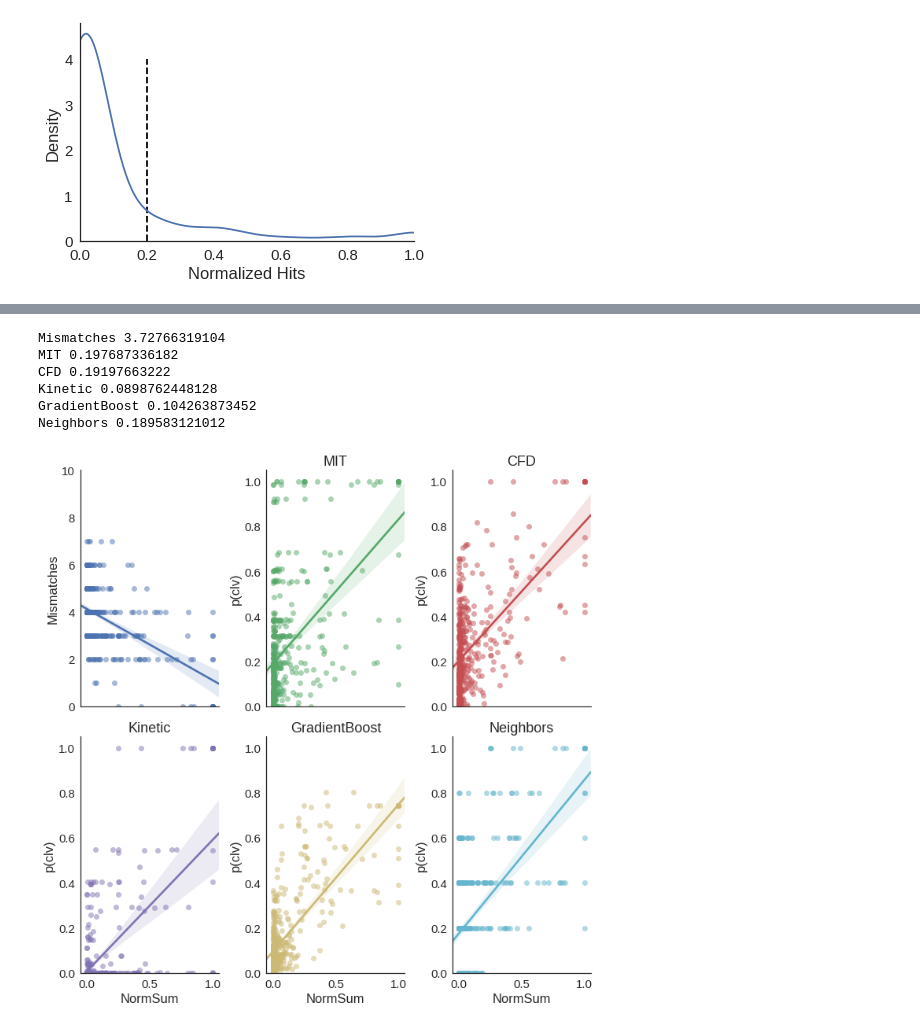
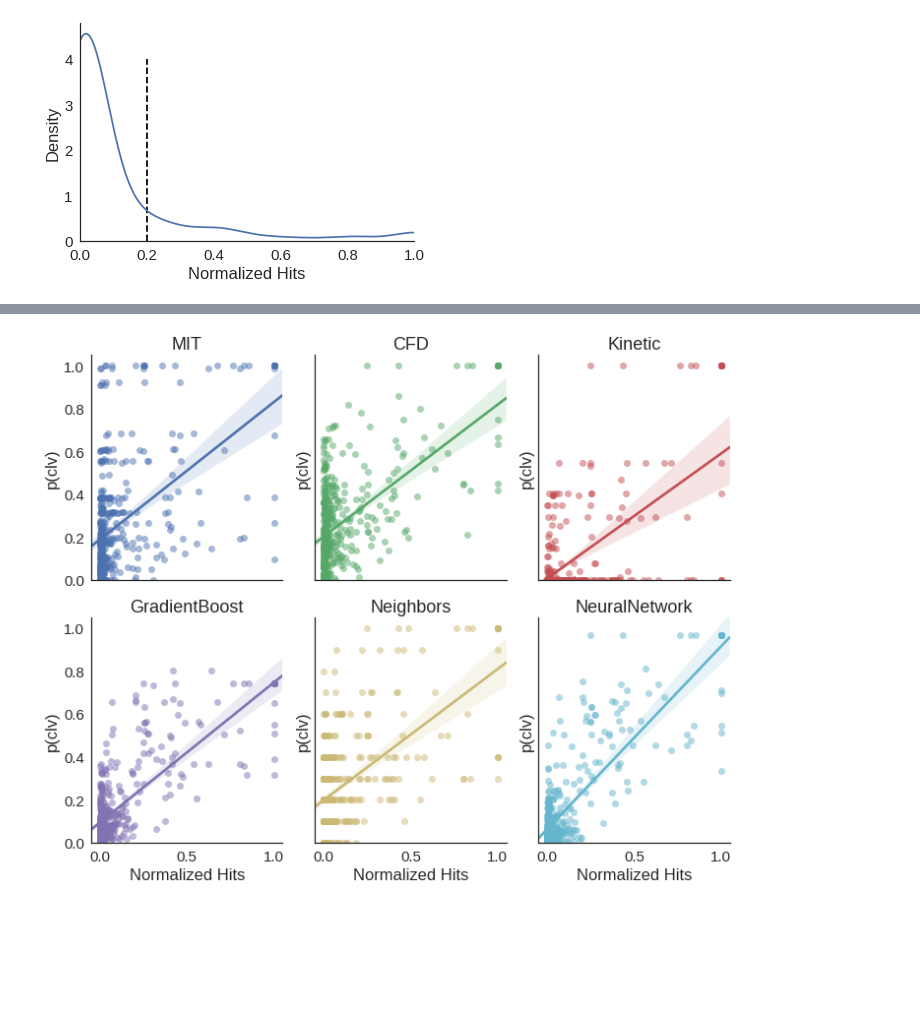
Before and after one commit to DamLabResources/crseek, a Jupyter notebook: paper/task_04.ipynb, the cells around one changed output, grey strips where cells are left out. Drawn from its saved outputs; the diff is of its cells as text; code cells hidden in the pictures; blank space fills up the shorter version.

```diff
--- a/paper/task_04.ipynb
+++ b/paper/task_04.ipynb
@@ -116 +154,16 @@ res[['test_accuracy', 'test_precision', 'test_recall']].T.plot(kind='bar', ax=te
+# %%
+from sklearn.neural_network import MLPClassifier
+from sklearn.neighbors import KNeighborsClassifier
+
+# Train different multiple different models
+models = [('GradientBoost', GradientBoostingClassifier()),
+          ('Neighbors', KNeighborsClassifier(n_neighbors=10)),
+          ('NeuralNetwork', MLPClassifier(hidden_layer_sizes=(100, 10),
+                                          random_state = 50,
+                                          learning_rate = 'adaptive')),
+         ]
+
+for name, model in models:
+    classif = model.fit(X, y)
+    hit_data[name] = classif.predict_proba(X)[:, 1]
 # %%
@@ -132,38 +187,38 @@ hit_data[['BED Name', 'Mismatches', 'NormSum', 'MIT', 'CFD', 'Kinetic', 'Gradien
 # %%
 from sklearn.metrics import mean_absolute_error
 
-fig, axs = plt.subplots(2, 3, figsize=(10, 10), sharex=True)
+fig, axs = plt.subplots(2, 3, figsize=(10, 8), sharex=True, sharey=True)
 
-cols = [('Mismatches', 0, 10),
-        ('MIT', 0, 1.05),
-        ('CFD', 0, 1.05),
-        ('Kinetic', 0, 1.05),
-        ('GradientBoost', 0, 1.05),
-        ('Neighbors', 0, 1.05)]
+cols = ['MIT',
+        'CFD',
+        'Kinetic',
+        'GradientBoost',
+        'Neighbors',
+        'NeuralNetwork']
 
+mabs = {}
 
-for ax, (col, ymin, ymax) in zip(axs.flatten(), cols):
+for ax, col in zip(axs.flatten(), cols):
 
     sbn.regplot(data = hit_data,
                 x = 'NormSum', y = col,
                 ax = ax,
                 scatter_kws = {'alpha': 0.5})
-    print(col, mean_absolute_error(hit_data['NormSum'], hit_data[col]))
-    ax.set_ylim(ymin, ymax)
+    error = mean_absolute_error(hit_data['NormSum'], hit_data[col])
+    mabs[col] = error
+    ax.set_ylim(0, 1.05)
     sbn.despine(ax=ax)
     if col != 'Mismatches':
         ax.set_title(col)
         ax.set_ylabel('p(clv)')
 
     if not ax.is_last_row():
         ax.set_xlabel('')
+    else:
+        ax.set_xlabel('Normalized Hits')
 
 fig.tight_layout()
+
+error = pd.Series(mabs)
 # %% [output]
-Mismatches 3.72766319104
-MIT 0.197687336182
-CFD 0.19197663222
-Kinetic 0.0898762448128
-GradientBoost 0.104263873452
-Neighbors 0.189583121012
-[figure, old version]
+[figure, new version]
```
Also changed, not shown: parts of 18 cells of this notebook, 7 other files.
